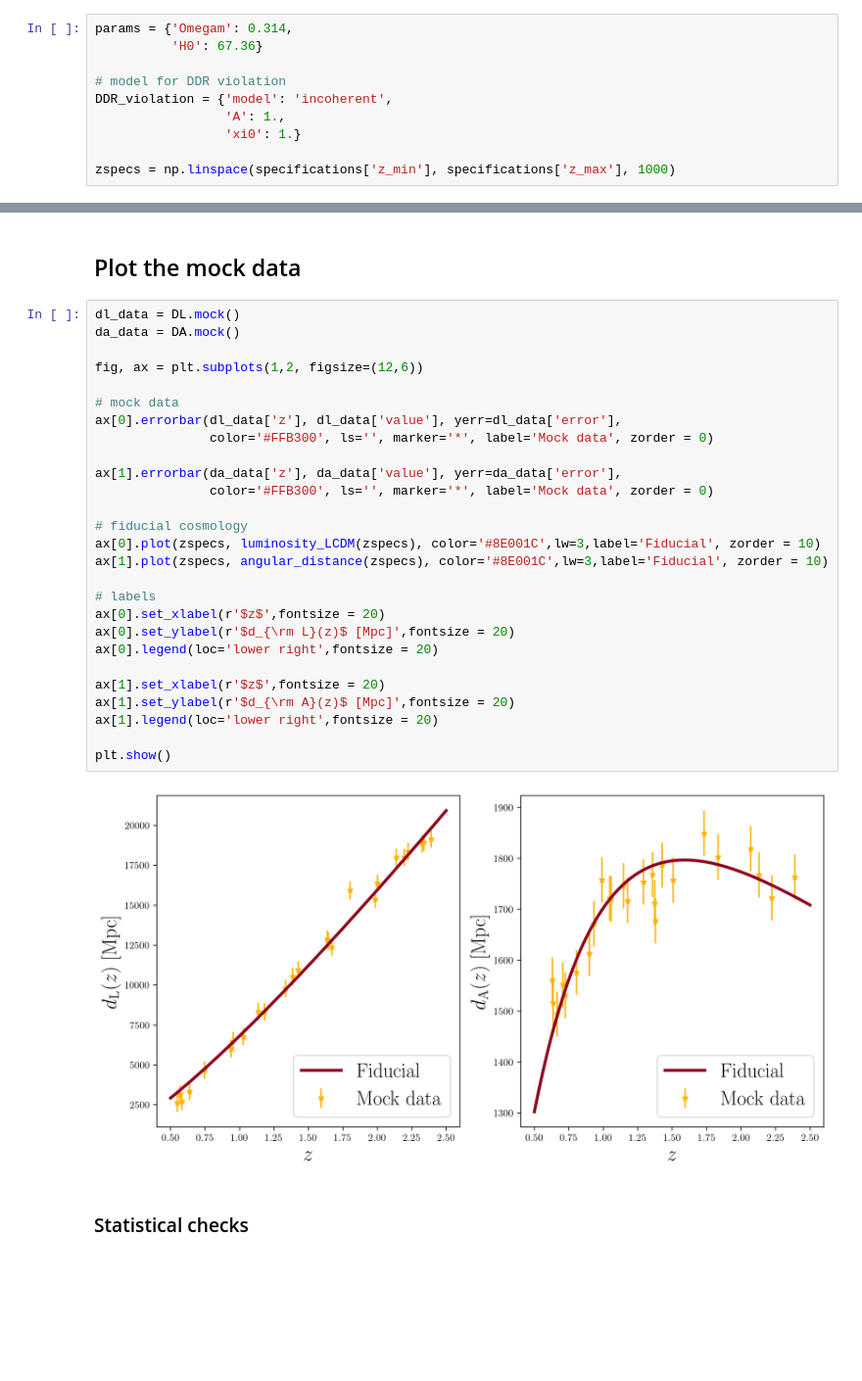
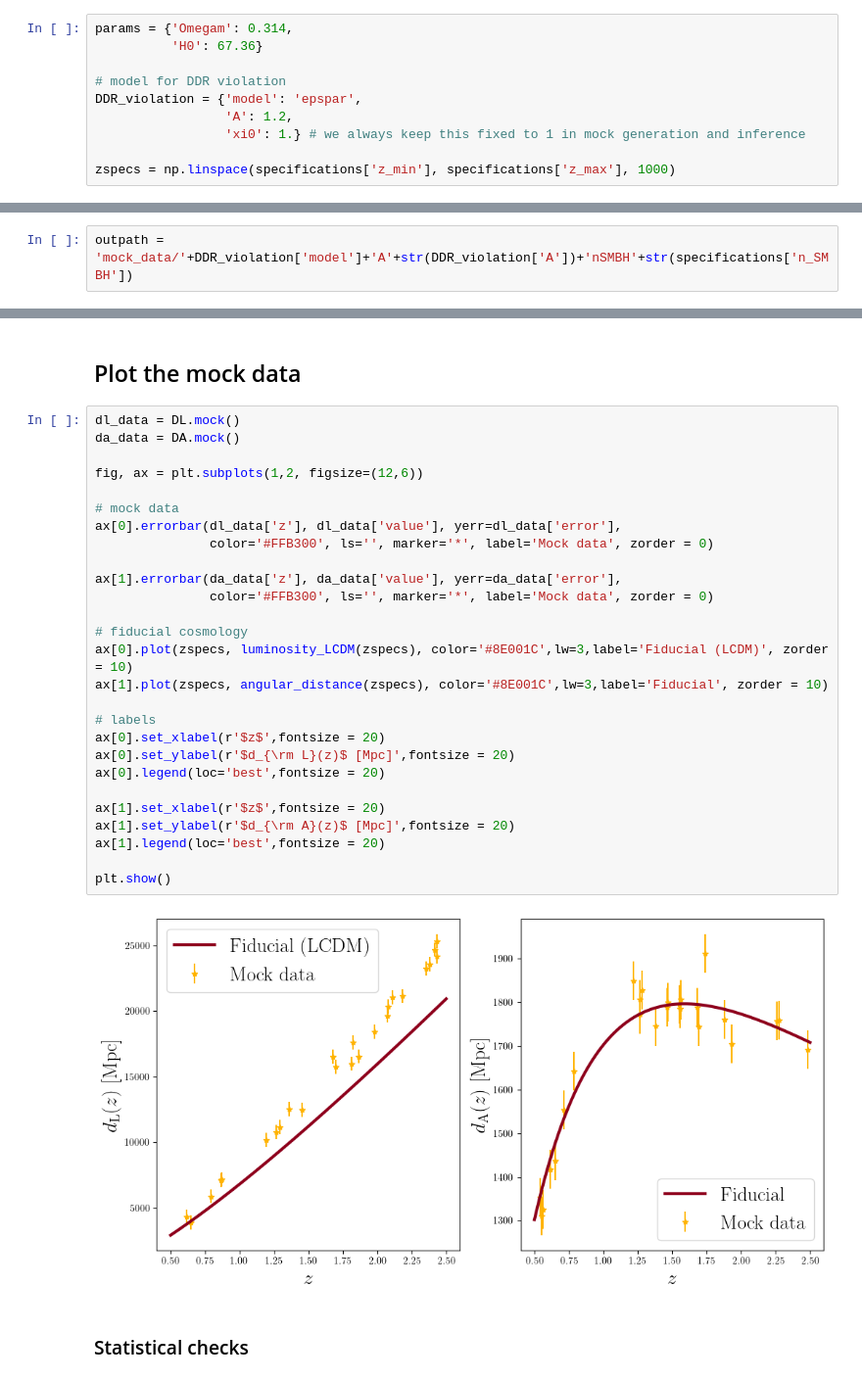
Before and after one commit to nataliehogg/quasar-ddr, a Jupyter notebook: mock_maker_interface.ipynb, the cells around one changed output, grey strips where cells are left out. Shown at 98% size. Drawn from its saved outputs; the diff is of its cells as text; blank space fills up the shorter version.

```diff
--- a/mock_maker_interface.ipynb
+++ b/mock_maker_interface.ipynb
@@ -45,8 +40,8 @@ params = {'Omegam': 0.314,
           'H0': 67.36}
 
 # model for DDR violation
-DDR_violation = {'model': 'incoherent',
-                 'A': 1.,
-                 'xi0': 1.}
+DDR_violation = {'model': 'epspar',
+                 'A': 1.2,
+                 'xi0': 1.} # we always keep this fixed to 1 in mock generation and inference
 
 zspecs = np.linspace(specifications['z_min'], specifications['z_max'], 1000)
@@ -53,3 +51,5 @@ zspecs = np.linspace(specifications['z_min'], specifications['z_max'], 1000)
+# %%
+outpath = 'mock_data/'+DDR_violation['model']+'A'+str(DDR_violation['A'])+'nSMBH'+str(specifications['n_SMBH'])
 # %% [markdown]
 ## Compute relevant cosmological quantities
 Here we compute the various distances etc.
@@ -98,32 +100,32 @@ Generating SMBH angular distance mock.
 # %%
 dl_data = DL.mock()
 da_data = DA.mock()
 
 fig, ax = plt.subplots(1,2, figsize=(12,6))
 
 # mock data
 ax[0].errorbar(dl_data['z'], dl_data['value'], yerr=dl_data['error'],
                color='#FFB300', ls='', marker='*', label='Mock data', zorder = 0)
 
 ax[1].errorbar(da_data['z'], da_data['value'], yerr=da_data['error'],
                color='#FFB300', ls='', marker='*', label='Mock data', zorder = 0)
 
 # fiducial cosmology
-ax[0].plot(zspecs, luminosity_LCDM(zspecs), color='#8E001C',lw=3,label='Fiducial', zorder = 10)
+ax[0].plot(zspecs, luminosity_LCDM(zspecs), color='#8E001C',lw=3,label='Fiducial (LCDM)', zorder = 10)
 ax[1].plot(zspecs, angular_distance(zspecs), color='#8E001C',lw=3,label='Fiducial', zorder = 10)
 
 # labels
 ax[0].set_xlabel(r'$z$',fontsize = 20)
 ax[0].set_ylabel(r'$d_{\rm L}(z)$ [Mpc]',fontsize = 20)
-ax[0].legend(loc='lower right',fontsize = 20)
+ax[0].legend(loc='best',fontsize = 20)
 
 ax[1].set_xlabel(r'$z$',fontsize = 20)
 ax[1].set_ylabel(r'$d_{\rm A}(z)$ [Mpc]',fontsize = 20)
-ax[1].legend(loc='lower right',fontsize = 20)
+ax[1].legend(loc='best',fontsize = 20)
 
 plt.show()
 # %% [output]
-[figure, old version]
+[figure, new version]
 # %% [markdown]
 ### Statistical checks
 # %%
```
Also changed, not shown: parts of 6 cells of this notebook, 2 other files.
